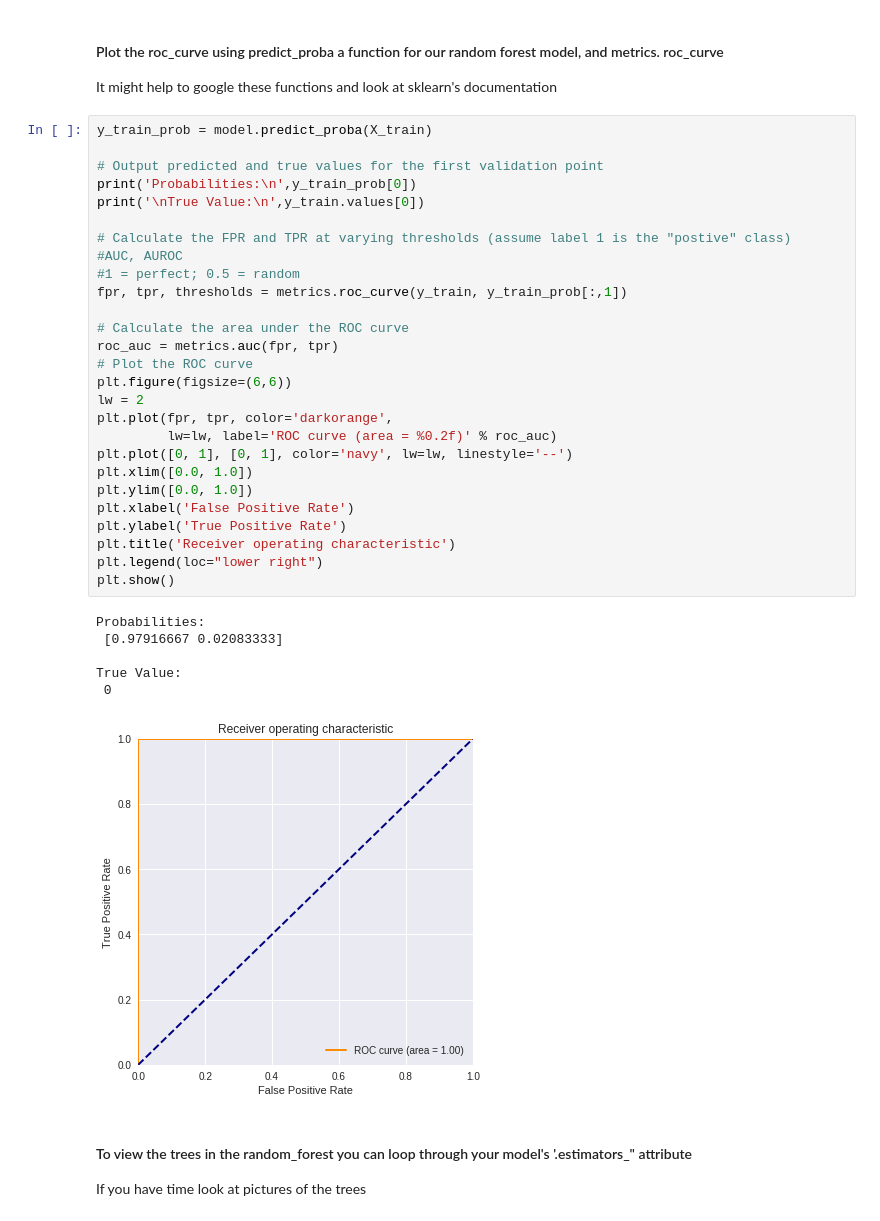
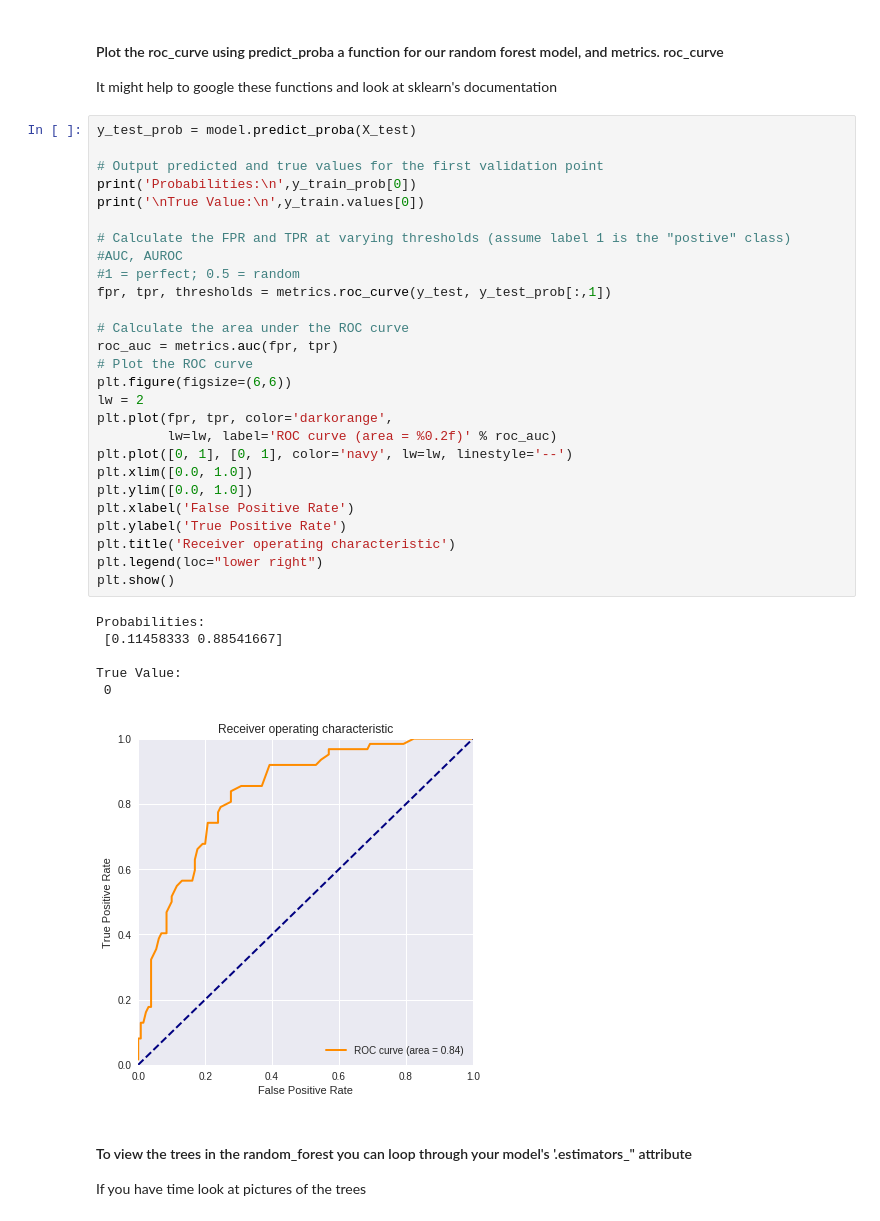
Before and after one commit to vishnurmurthy/Week1_public, a Jupyter notebook: Decision Tree/DecisionTreeWorksheetStudent.ipynb, the cells around one changed output. Saved outputs shown, nothing was run; the diff lists cells and outputs as text.

```diff
--- a/Decision Tree/DecisionTreeWorksheetStudent.ipynb
+++ b/Decision Tree/DecisionTreeWorksheetStudent.ipynb
@@ -183,39 +183,39 @@ plt.plot(xval,yval)
 #### Plot the roc_curve using predict_proba a function for our random forest model, and metrics. roc_curve <br>
 It might help to google these functions and look at sklearn's documentation
 # %%
-y_train_prob = model.predict_proba(X_train)
+y_test_prob = model.predict_proba(X_test)
 
 # Output predicted and true values for the first validation point
 print('Probabilities:\n',y_train_prob[0])
 print('\nTrue Value:\n',y_train.values[0])
 
 # Calculate the FPR and TPR at varying thresholds (assume label 1 is the "postive" class)
 #AUC, AUROC
 #1 = perfect; 0.5 = random
-fpr, tpr, thresholds = metrics.roc_curve(y_train, y_train_prob[:,1])
+fpr, tpr, thresholds = metrics.roc_curve(y_test, y_test_prob[:,1])
 
 # Calculate the area under the ROC curve
 roc_auc = metrics.auc(fpr, tpr)
 # Plot the ROC curve
 plt.figure(figsize=(6,6))
 lw = 2
 plt.plot(fpr, tpr, color='darkorange',
          lw=lw, label='ROC curve (area = %0.2f)' % roc_auc)
 plt.plot([0, 1], [0, 1], color='navy', lw=lw, linestyle='--')
 plt.xlim([0.0, 1.0])
 plt.ylim([0.0, 1.0])
 plt.xlabel('False Positive Rate')
 plt.ylabel('True Positive Rate')
 plt.title('Receiver operating characteristic')
 plt.legend(loc="lower right")
 plt.show()
 # %% [output]
 Probabilities:
- [0.97916667 0.02083333]
+ [0.11458333 0.88541667]
 
 True Value:
  0
-[figure, old version]
+[figure, new version]
 # %% [markdown]
 #### To view the trees in the random_forest you can loop through your model's '.estimators_" attribute <br>
 If you have time look at pictures of the trees
```
Also changed, not shown: parts of 2 cells of this notebook.
